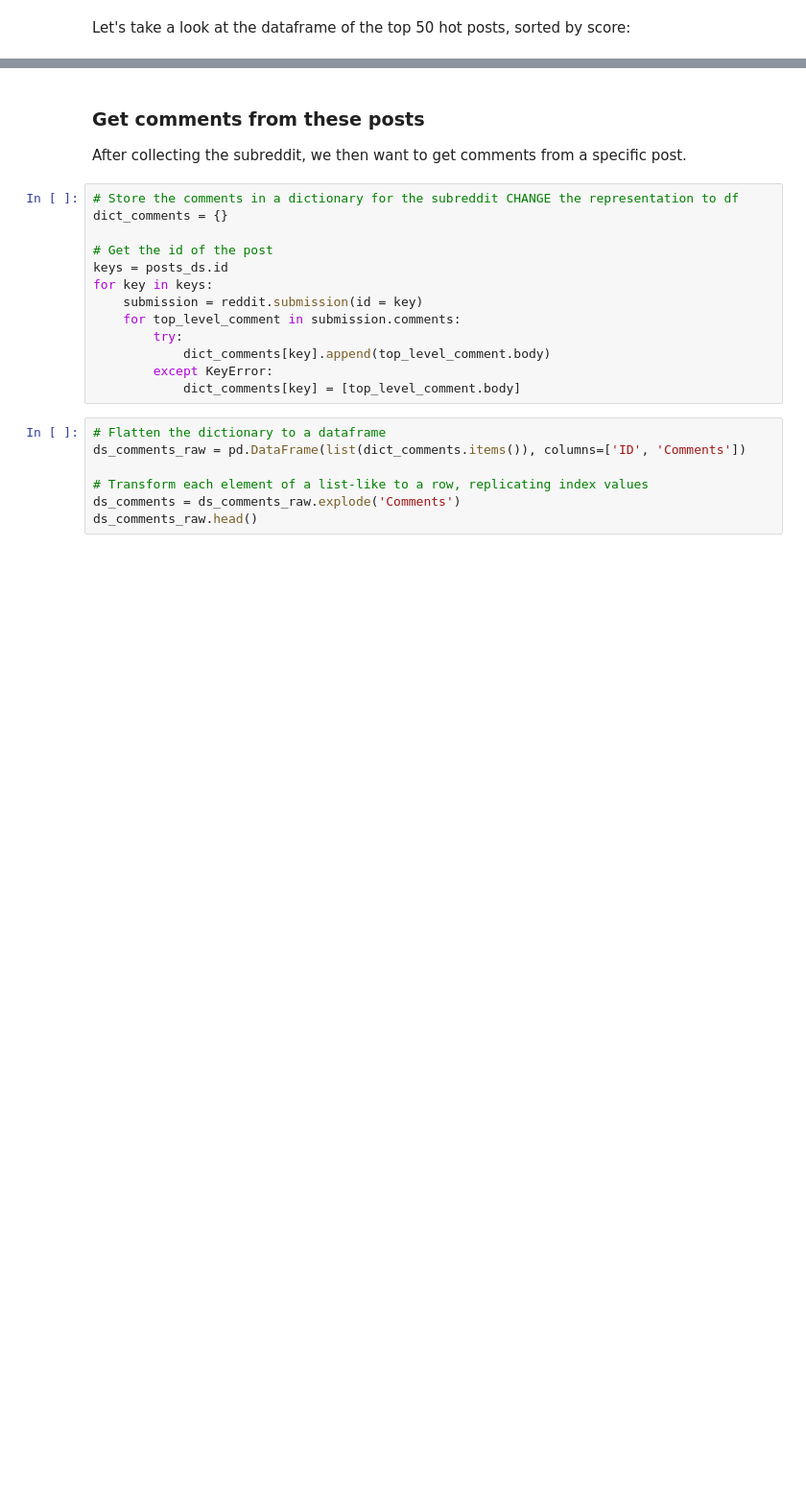
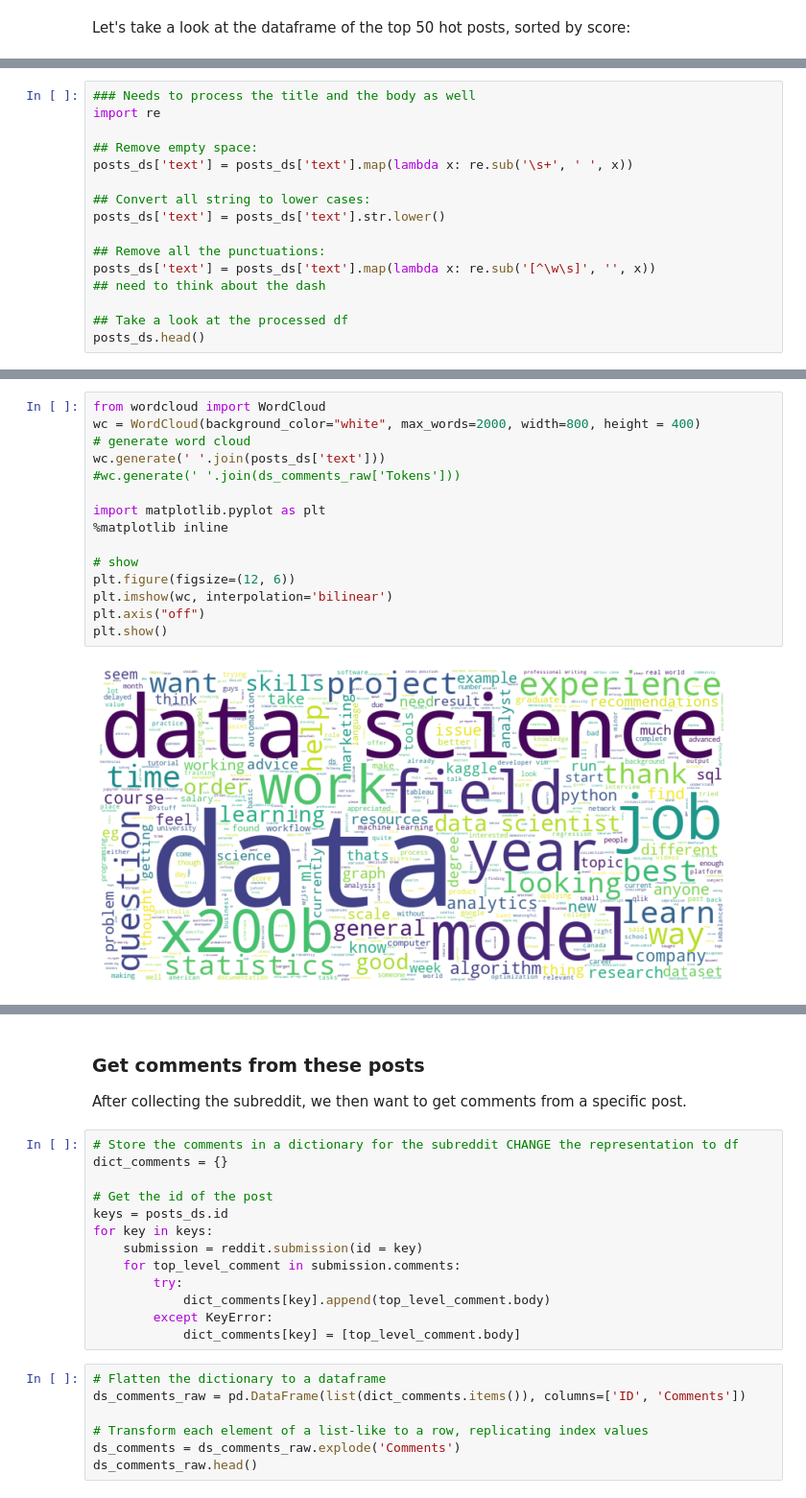
Before and after one commit to lazysimon/reddit_nlp, a Jupyter notebook: reddit_project.ipynb, the cells around one changed output, grey strips where cells are left out. Shown at 96% size. Saved outputs shown, nothing was run; the diff lists cells and outputs as text; blank space fills up the shorter version.

```diff
--- a/reddit_project.ipynb
+++ b/reddit_project.ipynb
@@ -76,0 +103,16 @@ posts_ds.sort_values(by = 'score', ascending = False)
+# %%
+### Needs to process the title and the body as well
+import re
+
+## Remove empty space:
+posts_ds['text'] = posts_ds['text'].map(lambda x: re.sub('\s+', ' ', x))
+
+## Convert all string to lower cases:
+posts_ds['text'] = posts_ds['text'].str.lower()
+
+## Remove all the punctuations:
+posts_ds['text'] = posts_ds['text'].map(lambda x: re.sub('[^\w\s]', '', x))
+## need to think about the dash
+
+## Take a look at the processed df
+posts_ds.head()
@@ -76,0 +167,17 @@ posts_ds.sort_values(by = 'score', ascending = False)
+# %%
+from wordcloud import WordCloud
+wc = WordCloud(background_color="white", max_words=2000, width=800, height = 400)
+# generate word cloud
+wc.generate(' '.join(posts_ds['text']))
+#wc.generate(' '.join(ds_comments_raw['Tokens']))
+
+import matplotlib.pyplot as plt
+%matplotlib inline
+
+# show
+plt.figure(figsize=(12, 6))
+plt.imshow(wc, interpolation='bilinear')
+plt.axis("off")
+plt.show()
+# %% [output]
+[figure, added]
```
Also changed, not shown: parts of 42 cells of this notebook.
